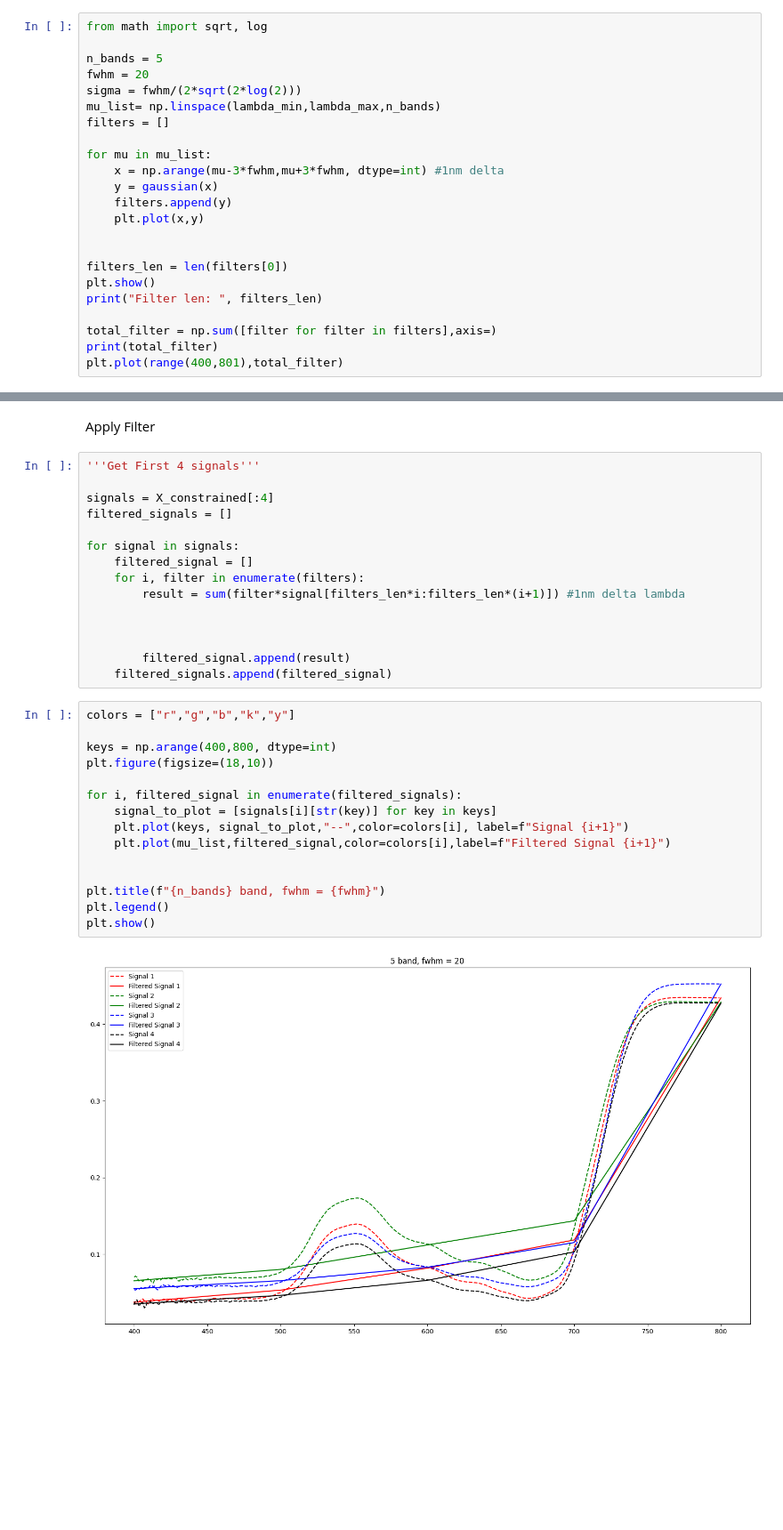
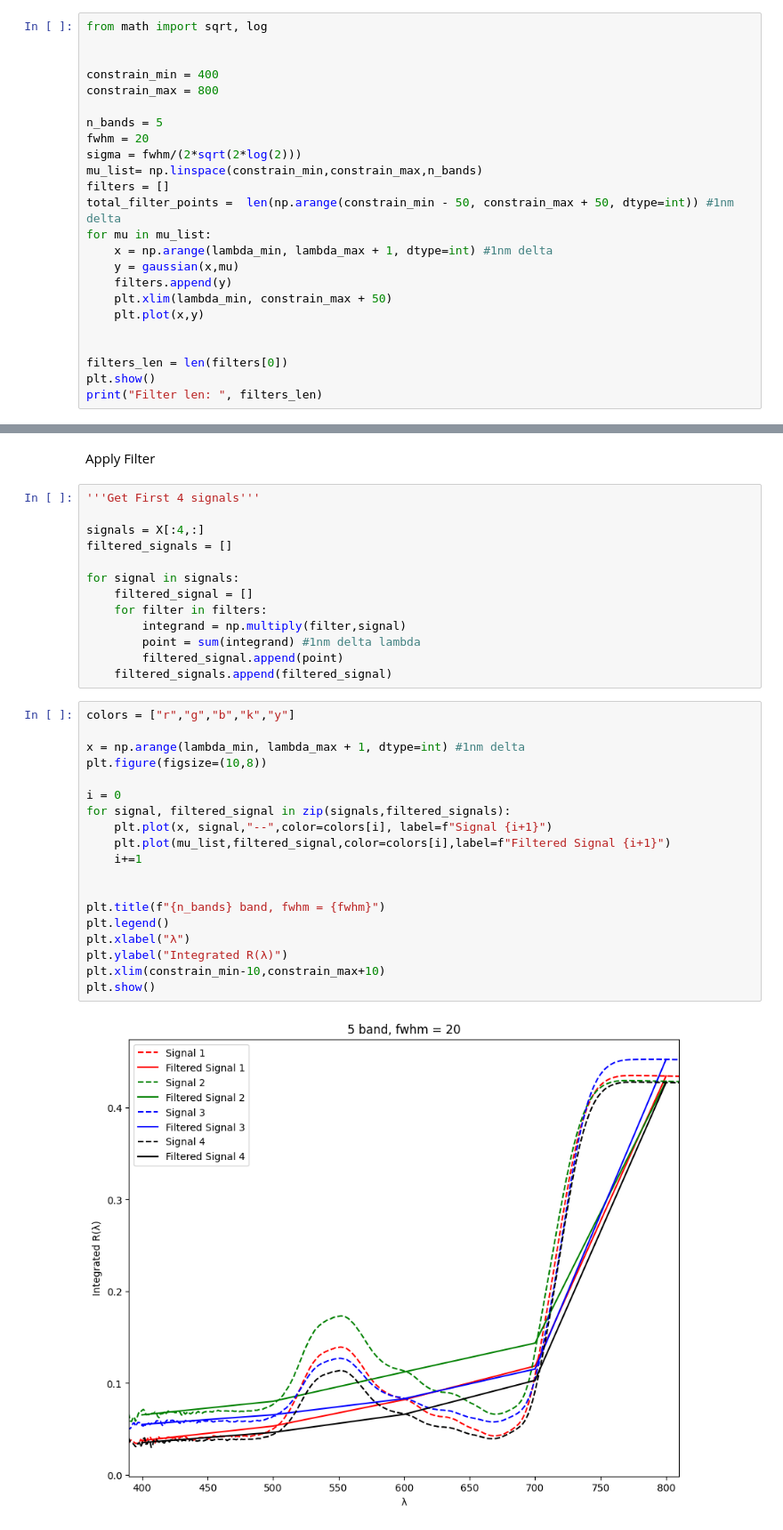
Before and after one commit to Lomby1902/Demetra, a Jupyter notebook: Filter.ipynb, the cells around one changed output, grey strips where cells are left out. Shown: that part at 89% size. Cells and saved outputs as stored; diff of their text form; blank space fills up the shorter version.

Commit message:
Filter working

```diff
--- a/Filter.ipynb
+++ b/Filter.ipynb
@@ -60,25 +54,26 @@ plt.show()
 5 bands, fwhm = 20
 # %%
 from math import sqrt, log
+
+
+constrain_min = 400
+constrain_max = 800
 
 n_bands = 5
 fwhm = 20
 sigma = fwhm/(2*sqrt(2*log(2)))
-mu_list= np.linspace(lambda_min,lambda_max,n_bands)
+mu_list= np.linspace(constrain_min,constrain_max,n_bands)
 filters = []
-
+total_filter_points =  len(np.arange(constrain_min - 50, constrain_max + 50, dtype=int)) #1nm delta
 for mu in mu_list:
-    x = np.arange(mu-3*fwhm,mu+3*fwhm, dtype=int) #1nm delta
-    y = gaussian(x)
+    x = np.arange(lambda_min, lambda_max + 1, dtype=int) #1nm delta
+    y = gaussian(x,mu)
     filters.append(y)
+    plt.xlim(lambda_min, constrain_max + 50)
     plt.plot(x,y)
 
 
 filters_len = len(filters[0])
 plt.show()
 print("Filter len: ", filters_len)
-
-total_filter = np.sum([filter for filter in filters],axis=)
-print(total_filter)
-plt.plot(range(400,801),total_filter)
 # %% [output]
@@ -107,32 +84,34 @@ Apply Filter
 # %%
 '''Get First 4 signals'''
 
-signals = X_constrained[:4]
+signals = X[:4,:]
 filtered_signals = []
 
 for signal in signals:
     filtered_signal = []
-    for i, filter in enumerate(filters):
-        result = sum(filter*signal[filters_len*i:filters_len*(i+1)]) #1nm delta lambda
-
-
-
-        filtered_signal.append(result)
+    for filter in filters:
+        integrand = np.multiply(filter,signal)
+        point = sum(integrand) #1nm delta lambda
+        filtered_signal.append(point)
     filtered_signals.append(filtered_signal)
 # %%
 colors = ["r","g","b","k","y"]
 
-keys = np.arange(400,800, dtype=int)
-plt.figure(figsize=(18,10))
+x = np.arange(lambda_min, lambda_max + 1, dtype=int) #1nm delta
+plt.figure(figsize=(10,8))
 
-for i, filtered_signal in enumerate(filtered_signals):
-    signal_to_plot = [signals[i][str(key)] for key in keys]
-    plt.plot(keys, signal_to_plot,"--",color=colors[i], label=f"Signal {i+1}")
+i = 0
+for signal, filtered_signal in zip(signals,filtered_signals):
+    plt.plot(x, signal,"--",color=colors[i], label=f"Signal {i+1}")
     plt.plot(mu_list,filtered_signal,color=colors[i],label=f"Filtered Signal {i+1}")
+    i+=1
 
 
 plt.title(f"{n_bands} band, fwhm = {fwhm}")
 plt.legend()
+plt.xlabel("λ")
+plt.ylabel("Integrated R(λ)")
+plt.xlim(constrain_min-10,constrain_max+10)
 plt.show()
 # %% [output]
-[figure, old version]
+[figure, new version]
```
Also changed, not shown: parts of 8 cells of this notebook.
